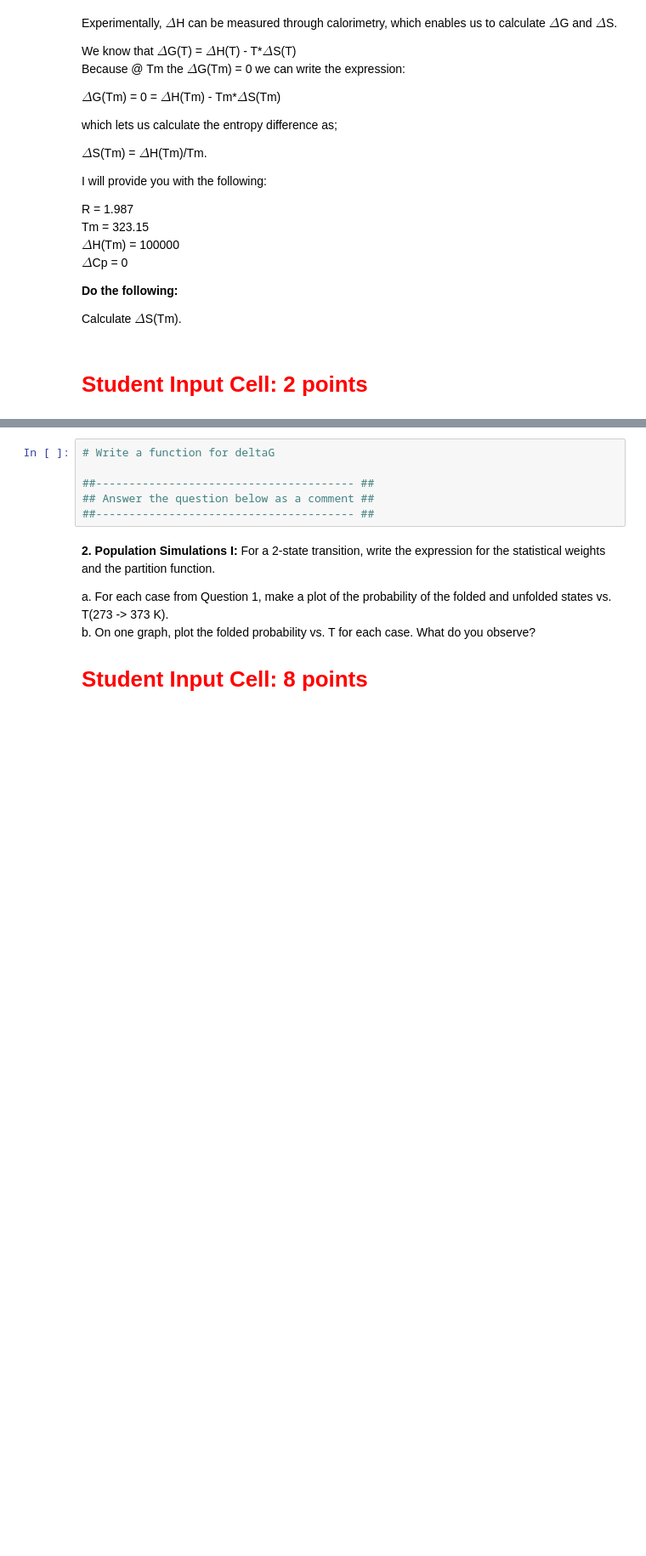
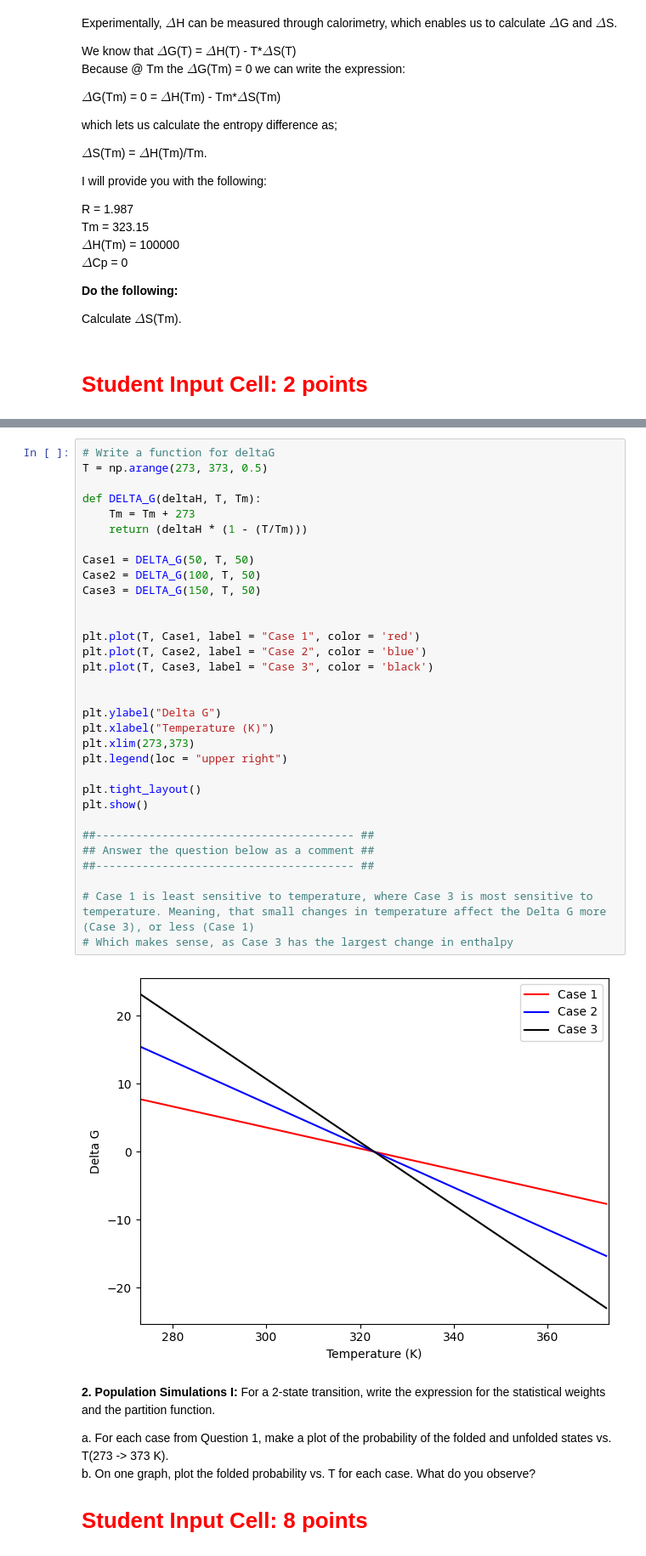
Before and after one commit to lanceman999/Qbio_2024_Gordus, a Jupyter notebook: lab_6/Quant_Lab_20240405.ipynb, the cells around one changed output, grey strips where cells are left out. Shown at 85% size. Drawn from its saved outputs; the diff is of its cells as text; blank space fills up the shorter version.

```diff
--- a/lab_6/Quant_Lab_20240405.ipynb
+++ b/lab_6/Quant_Lab_20240405.ipynb
@@ -153,10 +227,38 @@ By inspecting the graph, what's the difference between these cases?
 # <font color='red'>Student Input Cell: 6 points</font>
 # %%
 # Write a function for deltaG
+T = np.arange(273, 373, 0.5)
+
+def DELTA_G(deltaH, T, Tm):
+    Tm = Tm + 273
+    return (deltaH * (1 - (T/Tm)))
+
+Case1 = DELTA_G(50, T, 50)
+Case2 = DELTA_G(100, T, 50)
+Case3 = DELTA_G(150, T, 50)
+
+
+plt.plot(T, Case1, label = "Case 1", color = 'red')
+plt.plot(T, Case2, label = "Case 2", color = 'blue')
+plt.plot(T, Case3, label = "Case 3", color = 'black')
+
+
+plt.ylabel("Delta G")
+plt.xlabel("Temperature (K)")
+plt.xlim(273,373)
+plt.legend(loc = "upper right")
+
+plt.tight_layout()
+plt.show()
 
 ##--------------------------------------- ##
 ## Answer the question below as a comment ##
 ##--------------------------------------- ##
+
+# Case 1 is least sensitive to temperature, where Case 3 is most sensitive to temperature. Meaning, that small changes in temperature affect the Delta G more (Case 3), or less (Case 1)
+# Which makes sense, as Case 3 has the largest change in enthalpy
+# %% [output]
+[figure, added]
 # %% [markdown]
 **2. Population Simulations I:**
 For a 2-state transition, write the expression for the statistical weights and the partition function.
```
Also changed, not shown: parts of 8 cells of this notebook.
